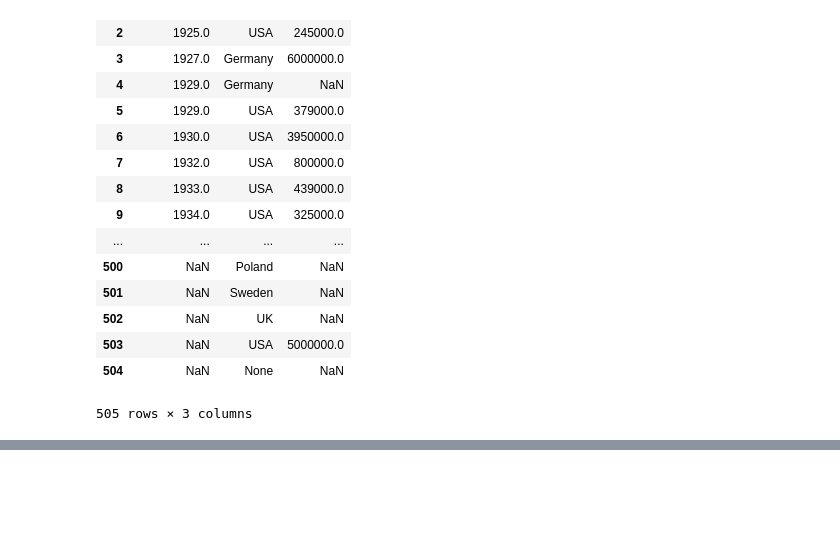
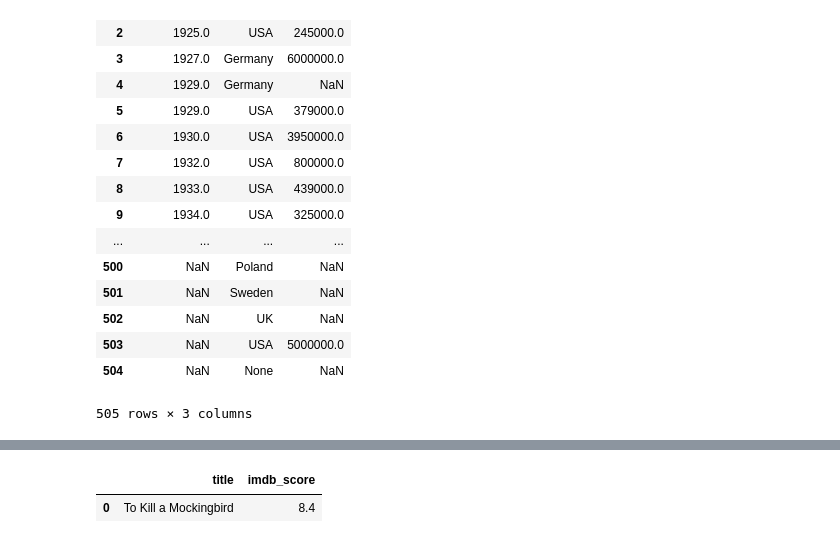
Before and after one commit to gisosdeb/sql_data_analysis, a Jupyter notebook: intro_to_sql_for_data_science/intro_to_sql_for_data_science_part5.ipynb, the cells around one changed output, grey strips where cells are left out. Saved outputs shown, nothing was run; the diff lists cells and outputs as text; code cells hidden in the pictures; blank space fills up the shorter version.

```diff
--- a/intro_to_sql_for_data_science/intro_to_sql_for_data_science_part5.ipynb
+++ b/intro_to_sql_for_data_science/intro_to_sql_for_data_science_part5.ipynb
@@ -498,0 +565,18 @@ HAVING COUNT(title) > 10;
+# %%
+cur = conn.cursor(cursor_factory=psycopg2.extras.DictCursor)
+cur.execute(
+    """
+    SELECT films.title, reviews.imdb_score
+    FROM intro_sql.films
+    JOIN intro_sql.reviews
+    ON films.id = reviews.film_id
+    WHERE title = 'To Kill a Mockingbird';
+    """
+)
+data = cur.fetchall()
+conn.commit()
+cur.close()
+pd.DataFrame([i.copy() for i in data])
+# %% [output]
+|  | title | imdb_score |
+| 0 | To Kill a Mockingbird | 8.4 |
```
Also changed, not shown: parts of 7 cells of this notebook.
